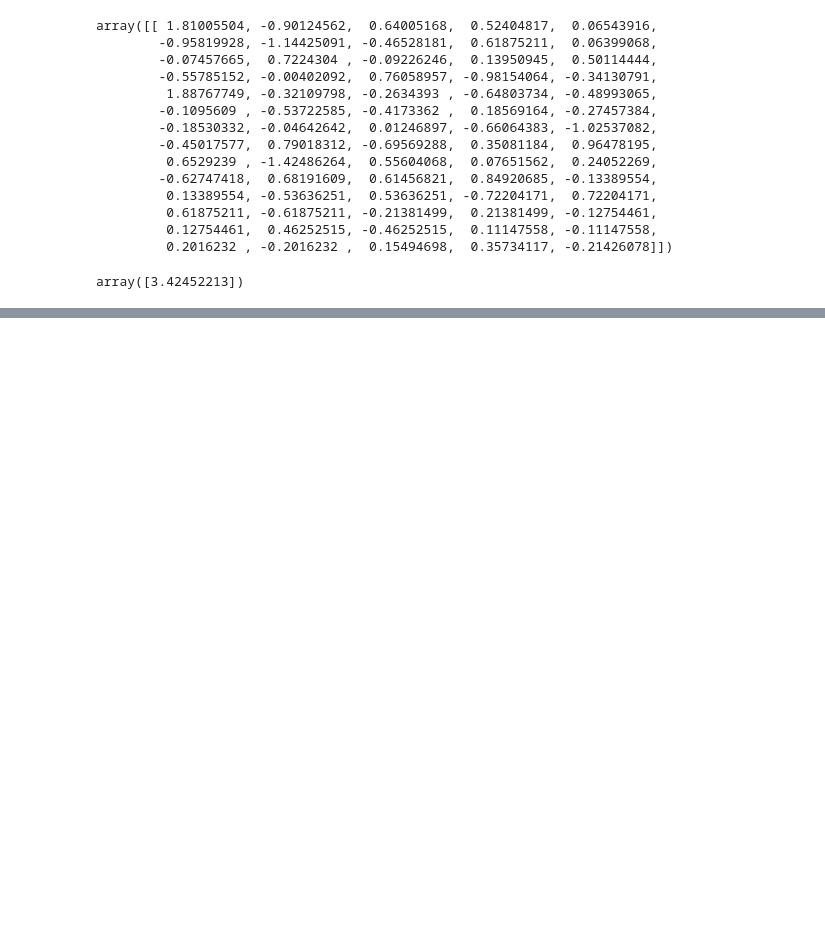
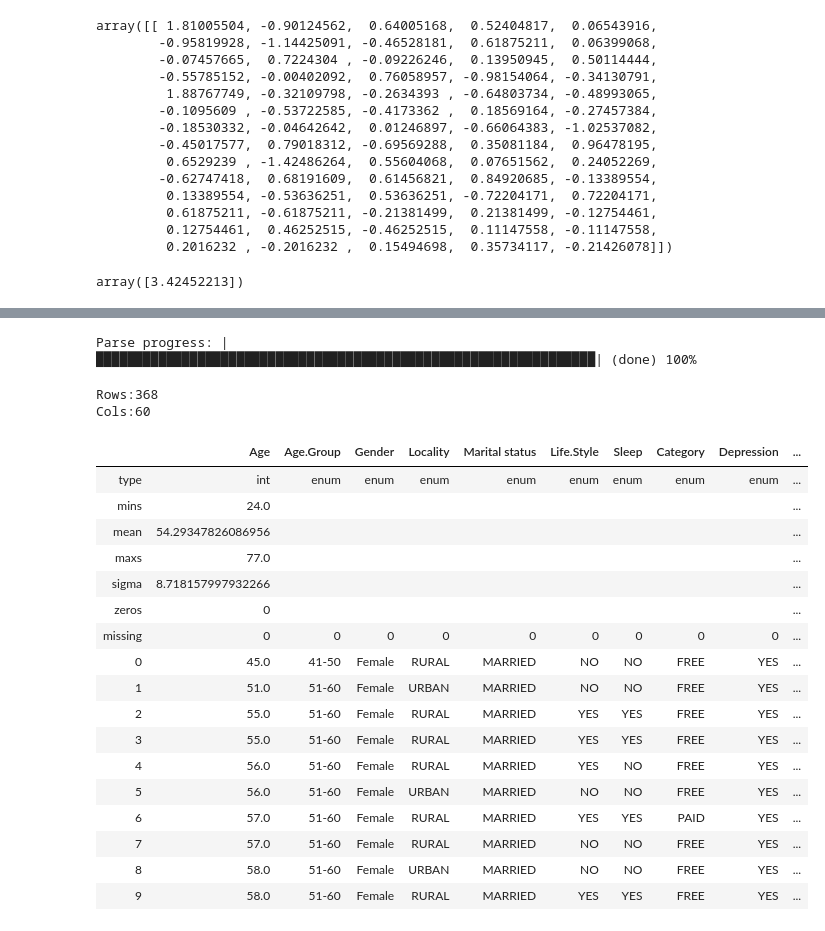
Before and after one commit to tejas05in/Kaggle-projects, a Jupyter notebook: heart-failure-prediction-eda-and-model-development.ipynb, the cells around one changed output, grey strips where cells are left out. Cells and saved outputs as stored; diff of their text form; code cells hidden in the pictures; blank space fills up the shorter version.

Commit message:
Kaggle Notebook | Heart Failure Prediction EDA and Model development | Version 18

```diff
--- a/heart-failure-prediction-eda-and-model-development.ipynb
+++ b/heart-failure-prediction-eda-and-model-development.ipynb
@@ -422,0 +481,27 @@ array([3.42452213])
+# %%
+df = h2o.import_file("/kaggle/input/mortality-rate-heart-patient-pakistan-hospital/FIC.Full CSV.csv")
+# %% [output]
+Parse progress: |████████████████████████████████████████████████████████████████| (done) 100%
+# %%
+df.describe()
+# %% [output]
+Rows:368
+Cols:60
+|  | Age | Age.Group | Gender | Locality | Marital status | Life.Style | Sleep | Category | Depression | ... |
+| type | int | enum | enum | enum | enum | enum | enum | enum | enum | ... |
+| mins | 24.0 |  |  |  |  |  |  |  |  | ... |
+| mean | 54.29347826086956 |  |  |  |  |  |  |  |  | ... |
+| maxs | 77.0 |  |  |  |  |  |  |  |  | ... |
+| sigma | 8.718157997932266 |  |  |  |  |  |  |  |  | ... |
+| zeros | 0 |  |  |  |  |  |  |  |  | ... |
+| missing | 0 | 0 | 0 | 0 | 0 | 0 | 0 | 0 | 0 | ... |
+| 0 | 45.0 | 41-50 | Female | RURAL | MARRIED | NO | NO | FREE | YES | ... |
+| 1 | 51.0 | 51-60 | Female | URBAN | MARRIED | NO | NO | FREE | YES | ... |
+| 2 | 55.0 | 51-60 | Female | RURAL | MARRIED | YES | YES | FREE | YES | ... |
+| 3 | 55.0 | 51-60 | Female | RURAL | MARRIED | YES | YES | FREE | YES | ... |
+| 4 | 56.0 | 51-60 | Female | RURAL | MARRIED | YES | NO | FREE | YES | ... |
+| 5 | 56.0 | 51-60 | Female | URBAN | MARRIED | NO | NO | FREE | YES | ... |
+| 6 | 57.0 | 51-60 | Female | RURAL | MARRIED | YES | YES | PAID | YES | ... |
+| 7 | 57.0 | 51-60 | Female | RURAL | MARRIED | NO | NO | FREE | YES | ... |
+| 8 | 58.0 | 51-60 | Female | URBAN | MARRIED | NO | NO | FREE | YES | ... |
+| 9 | 58.0 | 51-60 | Female | RURAL | MARRIED | YES | YES | FREE | YES | ... |
```
Also changed, not shown: parts of 12 cells of this notebook.
